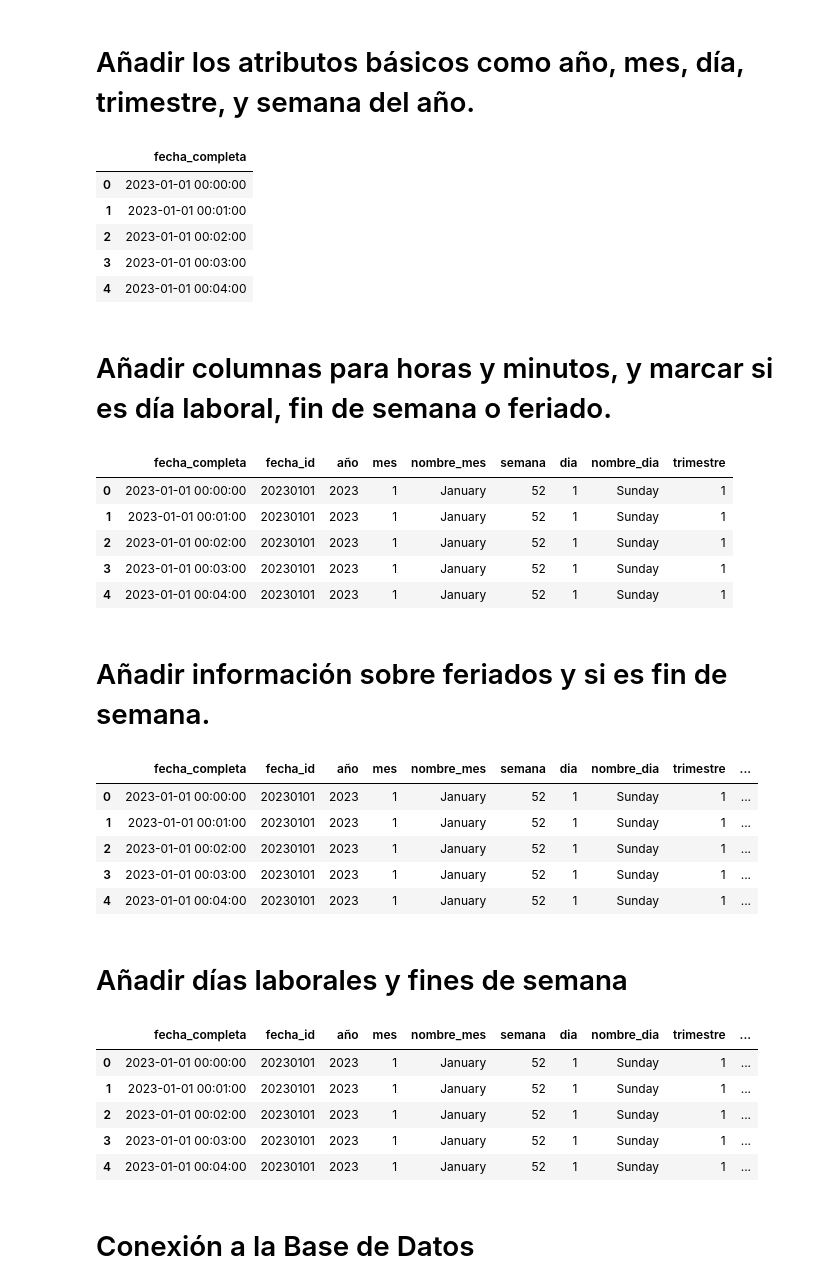
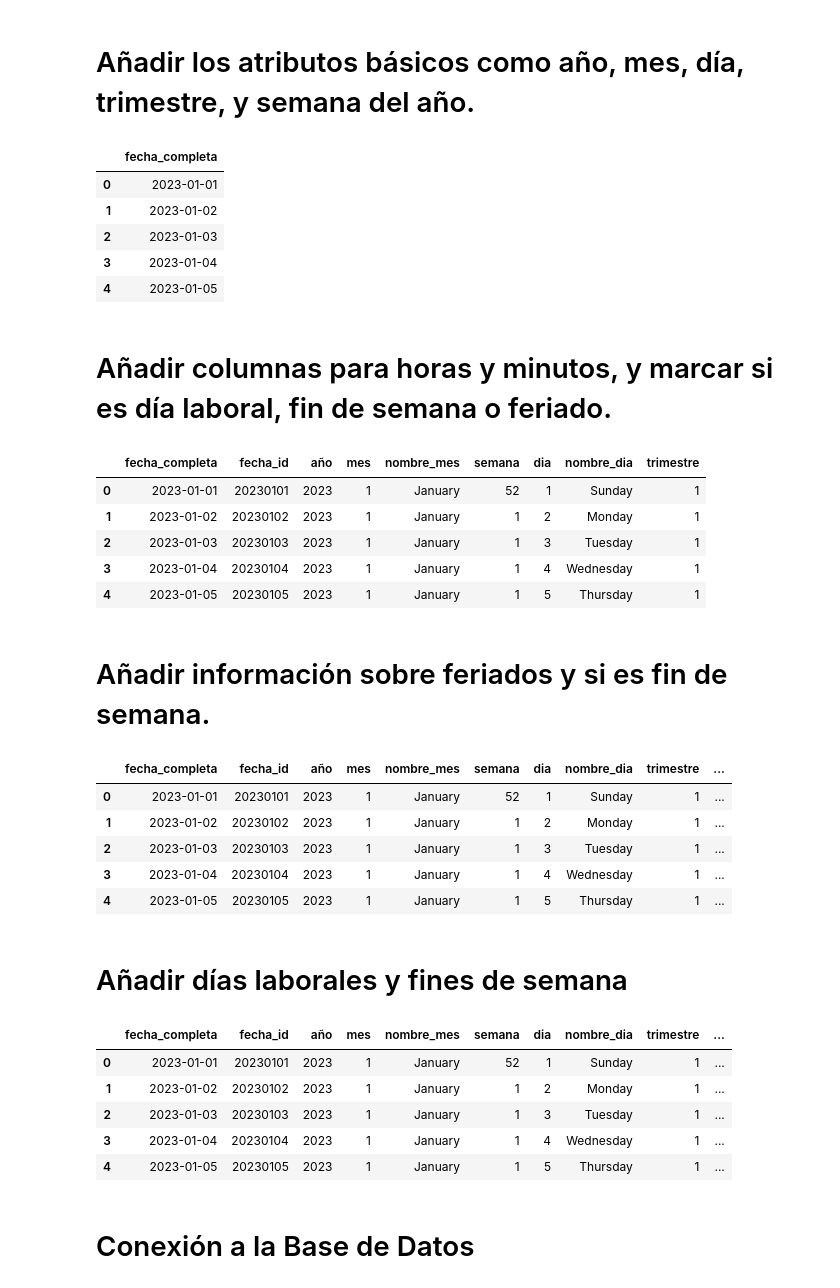
Before and after one commit to NathaMoraHSB/ETL-RapidosYFuriosos, a Jupyter notebook: notebooks/dim_fecha.ipynb, the cells around one changed output. Cells and saved outputs as stored; diff of their text form; code cells hidden in the pictures.

```diff
--- a/notebooks/dim_fecha.ipynb
+++ b/notebooks/dim_fecha.ipynb
@@ -12,21 +12,21 @@ import yaml
 # Añadir los atributos básicos como año, mes, día, trimestre, y semana del año.
 # %%
 # Crear un rango de fechas por minuto para obtener horas y minutos también
-dates = pd.date_range(start='1/1/2023', end='12/31/2025 23:59', freq='min')
+dates = pd.date_range(start='1/1/2023', end='12/31/2025 23:59', freq='D')
 
 # Inicializar el DataFrame
 dim_fecha = pd.DataFrame({
     "fecha_completa": dates,  # La fecha completa en formato YYYY-MM-DD HH:MM
 })
 
 dim_fecha.head()
 # %% [output]
 |  | fecha_completa |
-| 0 | 2023-01-01 00:00:00 |
-| 1 | 2023-01-01 00:01:00 |
-| 2 | 2023-01-01 00:02:00 |
-| 3 | 2023-01-01 00:03:00 |
-| 4 | 2023-01-01 00:04:00 |
+| 0 | 2023-01-01 |
+| 1 | 2023-01-02 |
+| 2 | 2023-01-03 |
+| 3 | 2023-01-04 |
+| 4 | 2023-01-05 |
 # %% [markdown]
 # Añadir columnas para horas y minutos, y marcar si es día laboral, fin de semana o feriado.
 # %%
@@ -44,11 +44,11 @@ dim_fecha["trimestre"] = dim_fecha["fecha_completa"].dt.quarter
 dim_fecha.head()
 # %% [output]
 |  | fecha_completa | fecha_id | año | mes | nombre_mes | semana | dia | nombre_dia | trimestre |
-| 0 | 2023-01-01 00:00:00 | 20230101 | 2023 | 1 | January | 52 | 1 | Sunday | 1 |
-| 1 | 2023-01-01 00:01:00 | 20230101 | 2023 | 1 | January | 52 | 1 | Sunday | 1 |
-| 2 | 2023-01-01 00:02:00 | 20230101 | 2023 | 1 | January | 52 | 1 | Sunday | 1 |
-| 3 | 2023-01-01 00:03:00 | 20230101 | 2023 | 1 | January | 52 | 1 | Sunday | 1 |
-| 4 | 2023-01-01 00:04:00 | 20230101 | 2023 | 1 | January | 52 | 1 | Sunday | 1 |
+| 0 | 2023-01-01 | 20230101 | 2023 | 1 | January | 52 | 1 | Sunday | 1 |
+| 1 | 2023-01-02 | 20230102 | 2023 | 1 | January | 1 | 2 | Monday | 1 |
+| 2 | 2023-01-03 | 20230103 | 2023 | 1 | January | 1 | 3 | Tuesday | 1 |
+| 3 | 2023-01-04 | 20230104 | 2023 | 1 | January | 1 | 4 | Wednesday | 1 |
+| 4 | 2023-01-05 | 20230105 | 2023 | 1 | January | 1 | 5 | Thursday | 1 |
 # %% [markdown]
 # Añadir información sobre feriados y si es fin de semana.
 # %%
@@ -69,11 +69,11 @@ dim_fecha["weekend"] = dim_fecha["fecha_completa"].dt.weekday >= 5
 dim_fecha.head()
 # %% [output]
 |  | fecha_completa | fecha_id | año | mes | nombre_mes | semana | dia | nombre_dia | trimestre | ... |
-| 0 | 2023-01-01 00:00:00 | 20230101 | 2023 | 1 | January | 52 | 1 | Sunday | 1 | ... |
-| 1 | 2023-01-01 00:01:00 | 20230101 | 2023 | 1 | January | 52 | 1 | Sunday | 1 | ... |
-| 2 | 2023-01-01 00:02:00 | 20230101 | 2023 | 1 | January | 52 | 1 | Sunday | 1 | ... |
-| 3 | 2023-01-01 00:03:00 | 20230101 | 2023 | 1 | January | 52 | 1 | Sunday | 1 | ... |
-| 4 | 2023-01-01 00:04:00 | 20230101 | 2023 | 1 | January | 52 | 1 | Sunday | 1 | ... |
+| 0 | 2023-01-01 | 20230101 | 2023 | 1 | January | 52 | 1 | Sunday | 1 | ... |
+| 1 | 2023-01-02 | 20230102 | 2023 | 1 | January | 1 | 2 | Monday | 1 | ... |
+| 2 | 2023-01-03 | 20230103 | 2023 | 1 | January | 1 | 3 | Tuesday | 1 | ... |
+| 3 | 2023-01-04 | 20230104 | 2023 | 1 | January | 1 | 4 | Wednesday | 1 | ... |
+| 4 | 2023-01-05 | 20230105 | 2023 | 1 | January | 1 | 5 | Thursday | 1 | ... |
 # %% [markdown]
 # Añadir días laborales y fines de semana
 # %%
@@ -88,11 +88,11 @@ dim_fecha["es_feriado"] = dim_fecha["fecha_completa"].dt.date.isin(co_holidays)
 dim_fecha.head()
 # %% [output]
 |  | fecha_completa | fecha_id | año | mes | nombre_mes | semana | dia | nombre_dia | trimestre | ... |
-| 0 | 2023-01-01 00:00:00 | 20230101 | 2023 | 1 | January | 52 | 1 | Sunday | 1 | ... |
-| 1 | 2023-01-01 00:01:00 | 20230101 | 2023 | 1 | January | 52 | 1 | Sunday | 1 | ... |
-| 2 | 2023-01-01 00:02:00 | 20230101 | 2023 | 1 | January | 52 | 1 | Sunday | 1 | ... |
-| 3 | 2023-01-01 00:03:00 | 20230101 | 2023 | 1 | January | 52 | 1 | Sunday | 1 | ... |
-| 4 | 2023-01-01 00:04:00 | 20230101 | 2023 | 1 | January | 52 | 1 | Sunday | 1 | ... |
+| 0 | 2023-01-01 | 20230101 | 2023 | 1 | January | 52 | 1 | Sunday | 1 | ... |
+| 1 | 2023-01-02 | 20230102 | 2023 | 1 | January | 1 | 2 | Monday | 1 | ... |
+| 2 | 2023-01-03 | 20230103 | 2023 | 1 | January | 1 | 3 | Tuesday | 1 | ... |
+| 3 | 2023-01-04 | 20230104 | 2023 | 1 | January | 1 | 4 | Wednesday | 1 | ... |
+| 4 | 2023-01-05 | 20230105 | 2023 | 1 | January | 1 | 5 | Thursday | 1 | ... |
 # %% [markdown]
 # Conexión a la Base de Datos
 # %%
```
Also changed, not shown: parts of 1 cell of this notebook, 2 other files.
